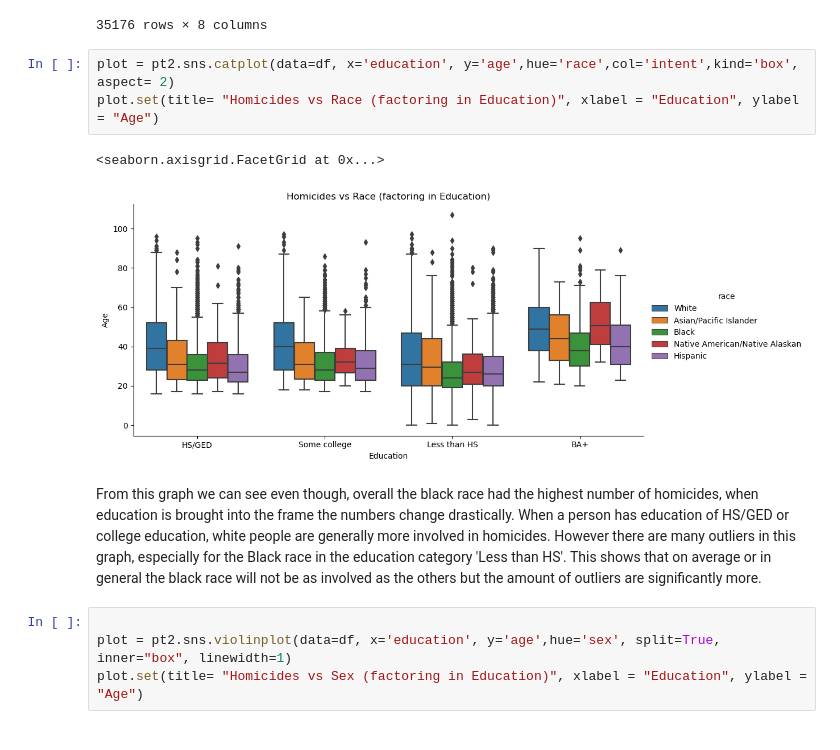
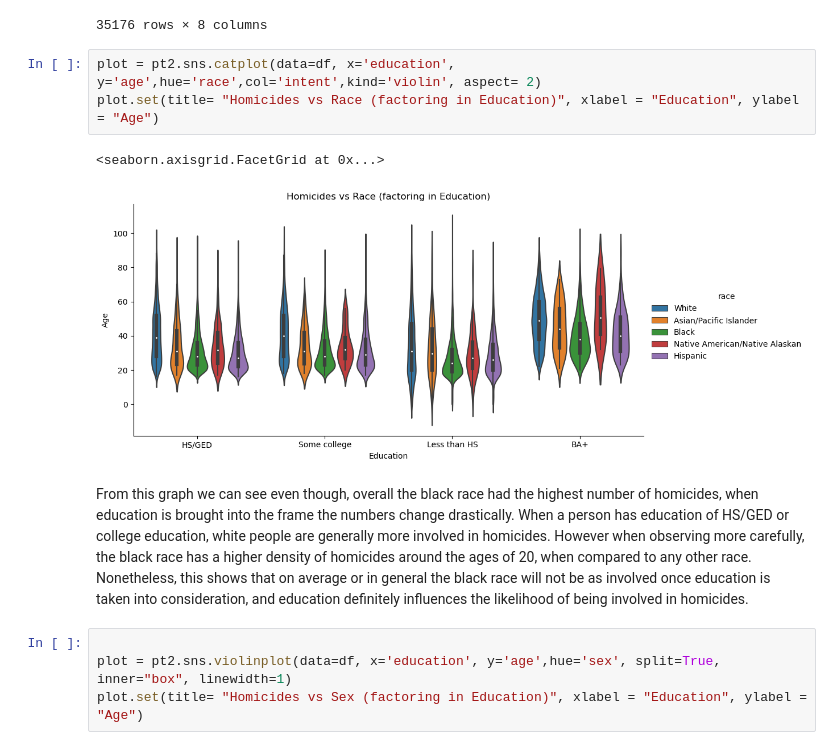
Before and after one commit to ubco-W2022T2-data301/project-group09, a Jupyter notebook: analysis/analysis2.ipynb, the cells around one changed output. Drawn from its saved outputs; the diff is of its cells as text.

```diff
--- a/analysis/analysis2.ipynb
+++ b/analysis/analysis2.ipynb
@@ -183,13 +183,14 @@ df
 | 35175 | 100797 | 2014 | 10 | Homicide | M | 43.0 | Black | HS/GED |
 35176 rows × 8 columns
 # %%
-plot = pt2.sns.catplot(data=df, x='education', y='age',hue='race',col='intent',kind='box', aspect= 2)
+plot = pt2.sns.catplot(data=df, x='education', y='age',hue='race',col='intent',kind='violin', aspect= 2)
 plot.set(title= "Homicides vs Race (factoring in Education)", xlabel = "Education", ylabel = "Age")
 # %% [output]
 <seaborn.axisgrid.FacetGrid at 0x...>
-[figure, old version]
+[figure, new version]
 # %% [markdown]
-From this graph we can see even though, overall the black race had the highest number of homicides, when education is brought into the frame the numbers change drastically. When a person has education of HS/GED or college education, white people are generally more involved in homicides. However there are many outliers in this graph, especially for the Black race in the education category 'Less than HS'. This shows that on average or in general the black race will not be as involved as the others but the amount of outliers are significantly more.
+From this graph we can see even though, overall the black race had the highest number of homicides, when education is brought into the frame the numbers change drastically. When a person has education of HS/GED or college education, white people are generally more involved in homicides. However when observing more carefully, the black race has a higher density of homicides around the ages of 20, when compared to any other race.
+Nonetheless, this shows that on average or in general the black race will not be as involved once education is taken into consideration, and education definitely influences the likelihood of being involved in homicides.
 # %%
 
 plot = pt2.sns.violinplot(data=df, x='education', y='age',hue='sex', split=True, inner="box", linewidth=1)
```
Also changed, not shown: parts of 1 cell of this notebook, 1 other file.
